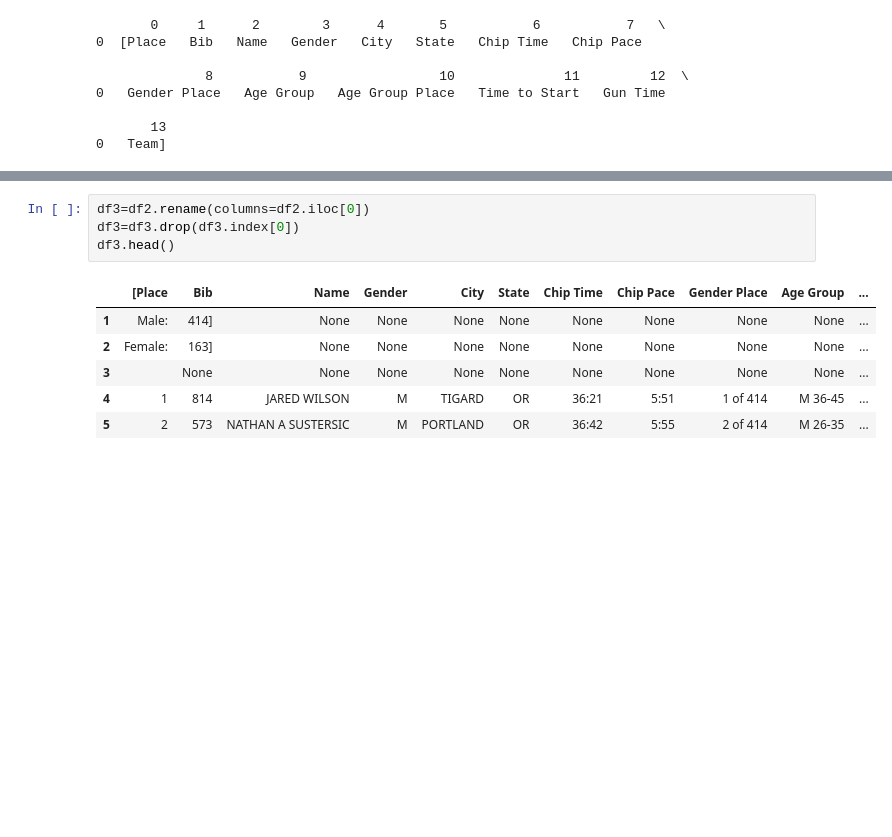
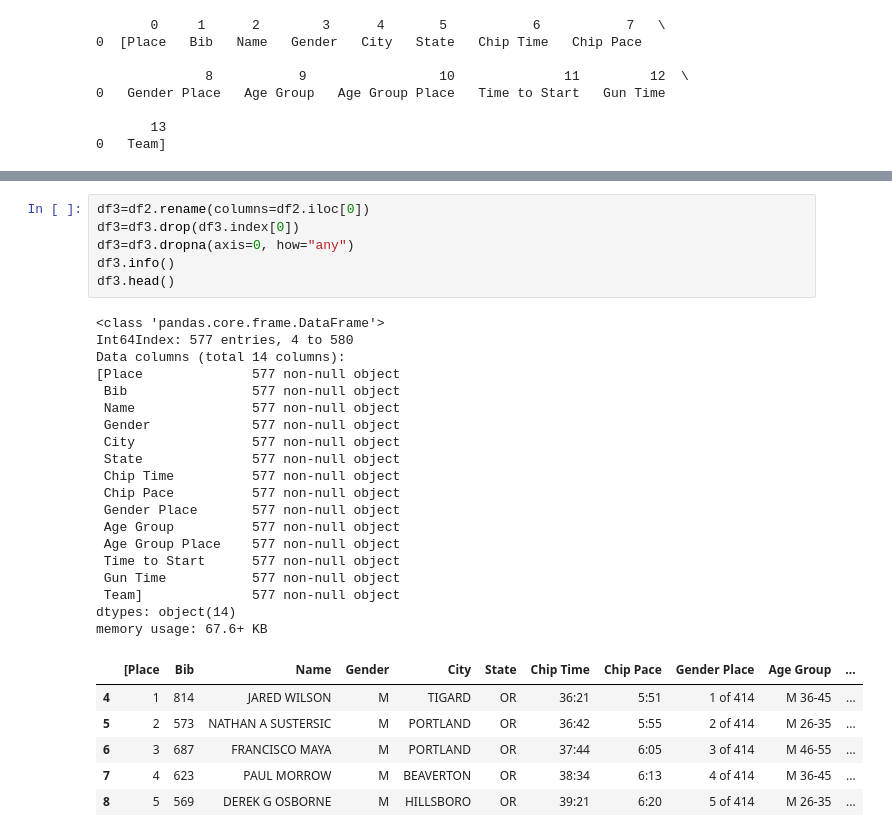
Before and after one commit to lohitpant/DataScienceProjects, a Jupyter notebook: Web Scrapping, Data Manipulation and Visualization with Python/Web Scrapping with Python.ipynb, the cells around one changed output, grey strips where cells are left out. Cells and saved outputs as stored; diff of their text form; blank space fills up the shorter version.

```diff
--- a/Web Scrapping, Data Manipulation and Visualization with Python/Web Scrapping with Python.ipynb
+++ b/Web Scrapping, Data Manipulation and Visualization with Python/Web Scrapping with Python.ipynb
@@ -169,11 +181,32 @@ df2.head(10)
 # %%
 df3=df2.rename(columns=df2.iloc[0])
 df3=df3.drop(df3.index[0])
+df3=df3.dropna(axis=0, how="any")
+df3.info()
 df3.head()
 # %% [output]
+<class 'pandas.core.frame.DataFrame'>
+Int64Index: 577 entries, 4 to 580
+Data columns (total 14 columns):
+[Place              577 non-null object
+ Bib                577 non-null object
+ Name               577 non-null object
+ Gender             577 non-null object
+ City               577 non-null object
+ State              577 non-null object
+ Chip Time          577 non-null object
+ Chip Pace          577 non-null object
+ Gender Place       577 non-null object
+ Age Group          577 non-null object
+ Age Group Place    577 non-null object
+ Time to Start      577 non-null object
+ Gun Time           577 non-null object
+ Team]              577 non-null object
+dtypes: object(14)
+memory usage: 67.6+ KB
 |  | [Place | Bib | Name | Gender | City | State | Chip Time | Chip Pace | Gender Place | Age Group | ... |
-| 1 | Male: | 414] | None | None | None | None | None | None | None | None | ... |
-| 2 | Female: | 163] | None | None | None | None | None | None | None | None | ... |
-| 3 |  | None | None | None | None | None | None | None | None | None | ... |
 | 4 | 1 | 814 | JARED WILSON | M | TIGARD | OR | 36:21 | 5:51 | 1 of 414 | M 36-45 | ... |
 | 5 | 2 | 573 | NATHAN A SUSTERSIC | M | PORTLAND | OR | 36:42 | 5:55 | 2 of 414 | M 26-35 | ... |
+| 6 | 3 | 687 | FRANCISCO MAYA | M | PORTLAND | OR | 37:44 | 6:05 | 3 of 414 | M 46-55 | ... |
+| 7 | 4 | 623 | PAUL MORROW | M | BEAVERTON | OR | 38:34 | 6:13 | 4 of 414 | M 36-45 | ... |
+| 8 | 5 | 569 | DEREK G OSBORNE | M | HILLSBORO | OR | 39:21 | 6:20 | 5 of 414 | M 26-35 | ... |
```
Also changed, not shown: parts of 16 cells of this notebook.
